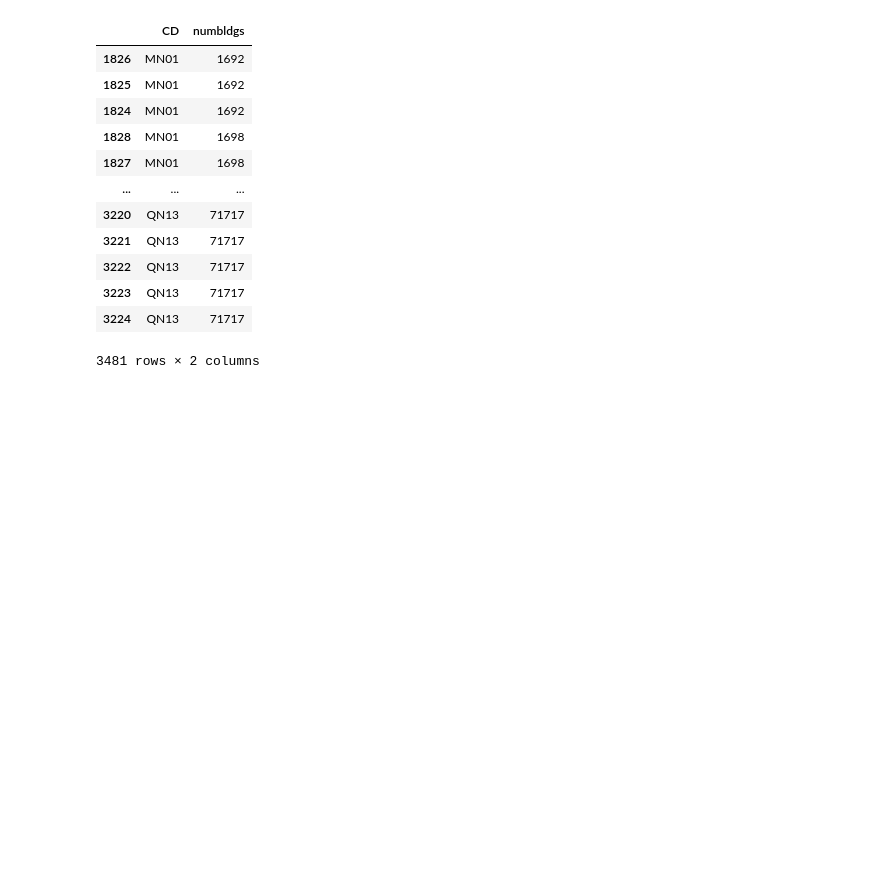
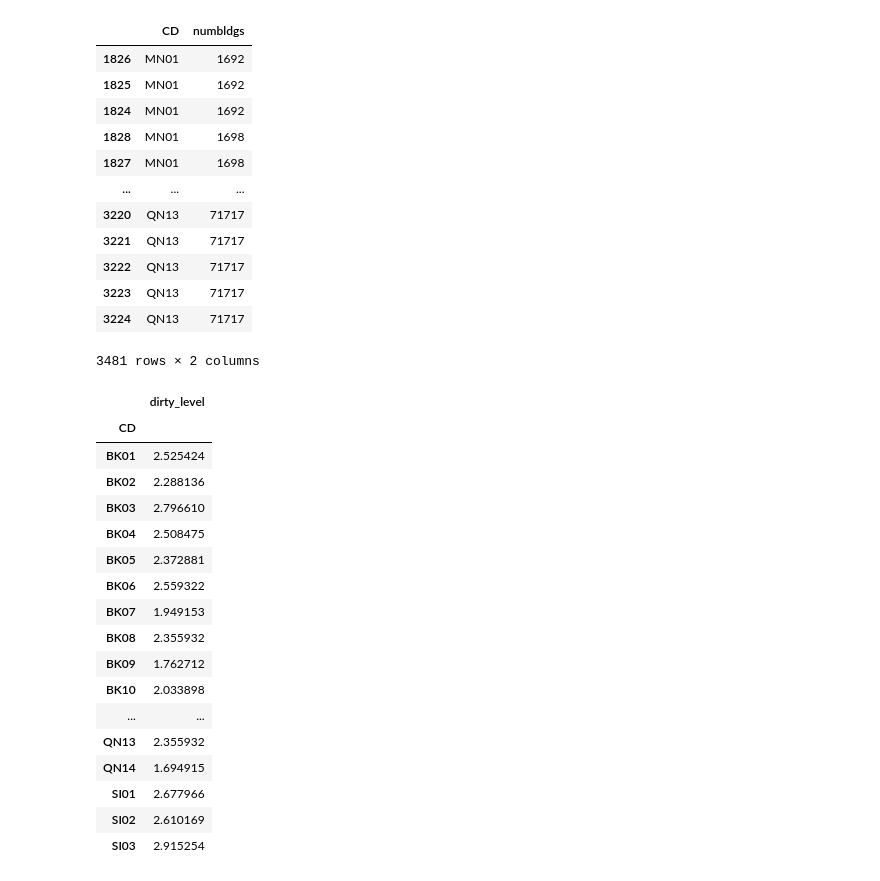
Before and after one commit to glpincus/NYCclean_ML4C, a Jupyter notebook: map_viz.ipynb, the cells around one changed output. Drawn from its saved outputs; the diff is of its cells as text; code cells hidden in the pictures; blank space fills up the shorter version.

```diff
--- a/map_viz.ipynb
+++ b/map_viz.ipynb
@@ -253,3 +253,26 @@ unnormalized_data[['CD','numbldgs']].sort_values(by='numbldgs')
 | 3223 | QN13 | 71717 |
 | 3224 | QN13 | 71717 |
 3481 rows × 2 columns
+# %%
+#Check if staten island dirty_level is close to 3
+# data[['CD','dirty_level']].groupby(by='CD').agg({'dirty_level':pd.Series.mode})
+data[['CD','dirty_level']].groupby(by='CD').agg({'dirty_level':'mean'})
+# %% [output]
+|  | dirty_level |
+| CD |  |
+| BK01 | 2.525424 |
+| BK02 | 2.288136 |
+| BK03 | 2.796610 |
+| BK04 | 2.508475 |
+| BK05 | 2.372881 |
+| BK06 | 2.559322 |
+| BK07 | 1.949153 |
+| BK08 | 2.355932 |
+| BK09 | 1.762712 |
+| BK10 | 2.033898 |
+| ... | ... |
+| QN13 | 2.355932 |
+| QN14 | 1.694915 |
+| SI01 | 2.677966 |
+| SI02 | 2.610169 |
+| SI03 | 2.915254 |
```
Also changed, not shown: parts of 1 cell of this notebook.
